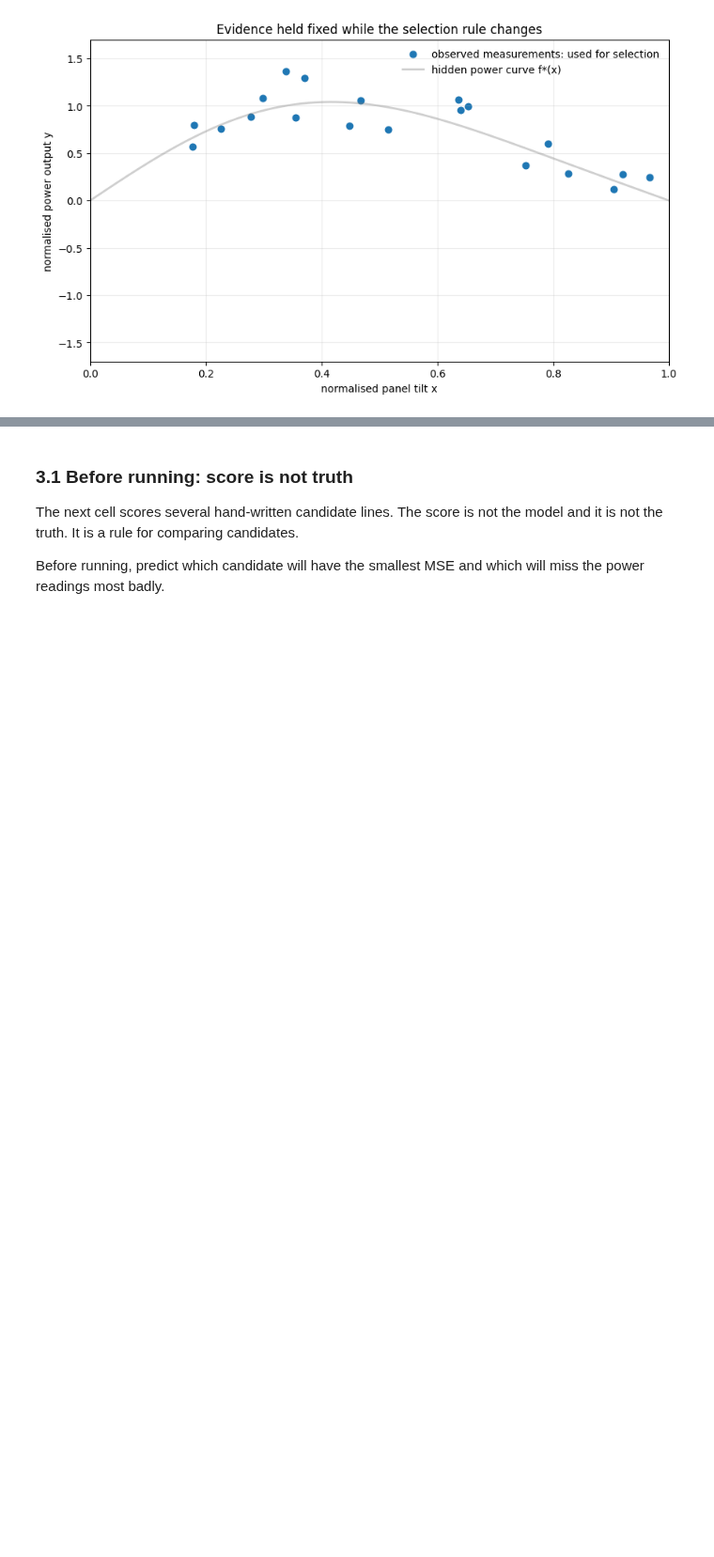
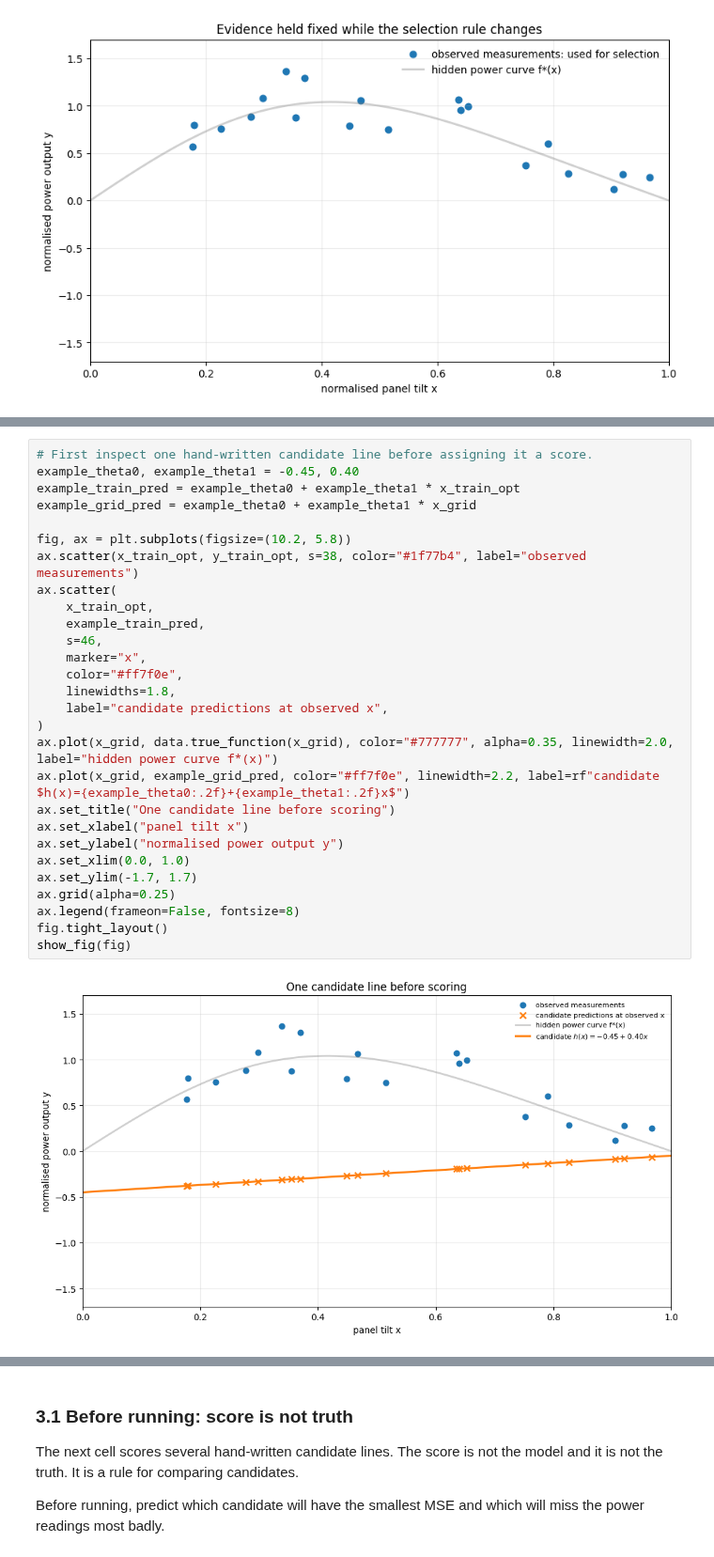
Before and after one commit to nextgenerationgraduatesprogram/nextgen2026-mlai-workshops, a Jupyter notebook: notebooks/03_optimization_space.ipynb, the cells around one changed output, grey strips where cells are left out. Shown at 94% size. Saved outputs shown, nothing was run; the diff lists cells and outputs as text; blank space fills up the shorter version.

Commit message:
feat: updated flow and examples

```diff
--- a/notebooks/03_optimization_space.ipynb
+++ b/notebooks/03_optimization_space.ipynb
@@ -233,3 +233,33 @@ Changing the score can change the selected $\theta$ while $\mathcal{H}$ and $\ma
+# %%
+# First inspect one hand-written candidate line before assigning it a score.
+example_theta0, example_theta1 = -0.45, 0.40
+example_train_pred = example_theta0 + example_theta1 * x_train_opt
+example_grid_pred = example_theta0 + example_theta1 * x_grid
+
+fig, ax = plt.subplots(figsize=(10.2, 5.8))
+ax.scatter(x_train_opt, y_train_opt, s=38, color="#1f77b4", label="observed measurements")
+ax.scatter(
+    x_train_opt,
+    example_train_pred,
+    s=46,
+    marker="x",
+    color="#ff7f0e",
+    linewidths=1.8,
+    label="candidate predictions at observed x",
+)
+ax.plot(x_grid, data.true_function(x_grid), color="#777777", alpha=0.35, linewidth=2.0, label="hidden power curve f*(x)")
+ax.plot(x_grid, example_grid_pred, color="#ff7f0e", linewidth=2.2, label=rf"candidate $h(x)={example_theta0:.2f}+{example_theta1:.2f}x$")
+ax.set_title("One candidate line before scoring")
+ax.set_xlabel("panel tilt x")
+ax.set_ylabel("normalised power output y")
+ax.set_xlim(0.0, 1.0)
+ax.set_ylim(-1.7, 1.7)
+ax.grid(alpha=0.25)
+ax.legend(frameon=False, fontsize=8)
+fig.tight_layout()
+show_fig(fig)
+# %% [output]
+[figure, added]
 # %%
 # Visualise how residuals become MSE for one hand-written candidate line.
 example_theta0, example_theta1 = -0.45, 0.40
```
Also changed, not shown: parts of 2 cells of this notebook, 5 other files.
